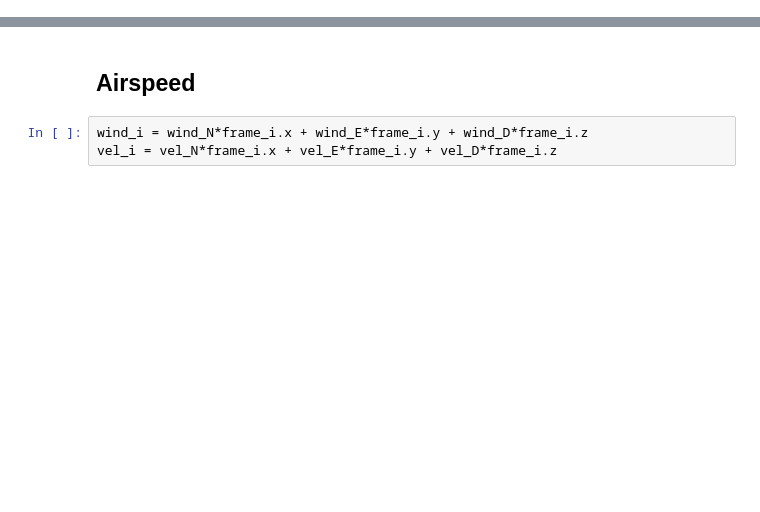
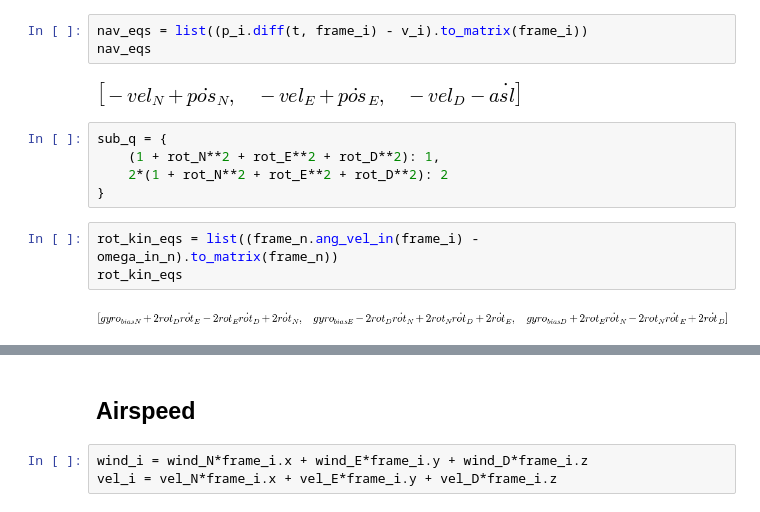
Before and after one commit to jgoppert/iekf_analysis, a Jupyter notebook: Measurement Jacobians.ipynb, the cells around one changed output, grey strips where cells are left out. Cells and saved outputs as stored; diff of their text form; blank space fills up the shorter version.

```diff
--- a/Measurement Jacobians.ipynb
+++ b/Measurement Jacobians.ipynb
@@ -71,0 +96,15 @@ def matrix_to_code(name, mat, i_name, i_syms, j_name, j_syms):
+# %%
+nav_eqs = list((p_i.diff(t, frame_i) - v_i).to_matrix(frame_i))
+nav_eqs
+# %% [output]
+[figure, added]
+# %%
+sub_q = {
+    (1 + rot_N**2 + rot_E**2 + rot_D**2): 1,
+    2*(1 + rot_N**2 + rot_E**2 + rot_D**2): 2
+}
+# %%
+rot_kin_eqs = list((frame_n.ang_vel_in(frame_i) - omega_in_n).to_matrix(frame_n))
+rot_kin_eqs
+# %% [output]
+[figure, added]
```
Also changed, not shown: parts of 22 cells of this notebook, 13 other files.
